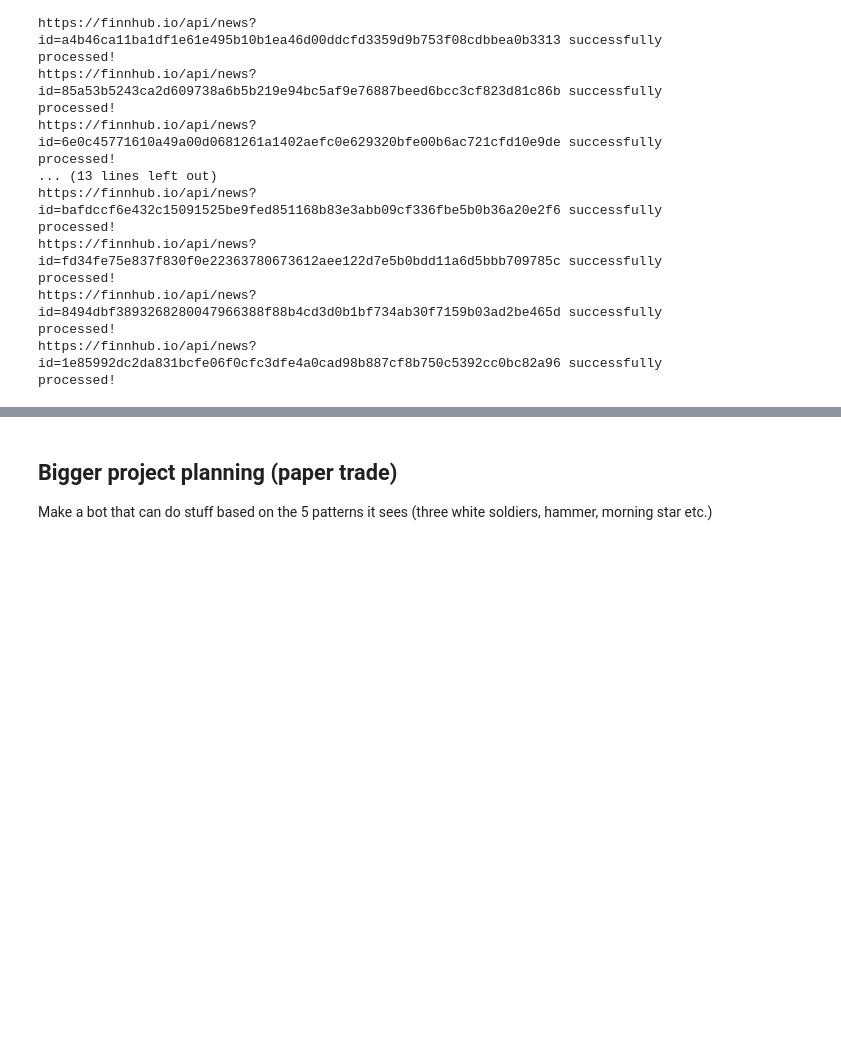
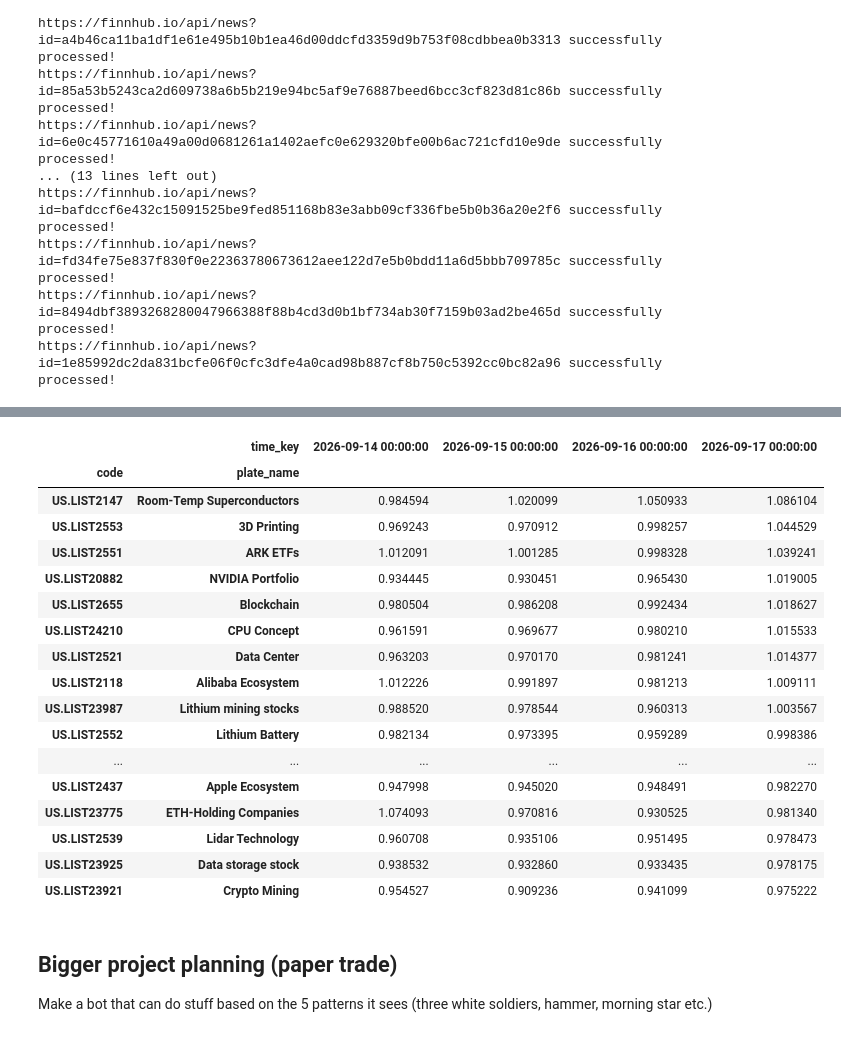
Before and after one commit to trashprog/fin-bot, a Jupyter notebook: notebooks/trading.ipynb, the cells around one changed output, grey strips where cells are left out. Cells and saved outputs as stored; diff of their text form; code cells hidden in the pictures; blank space fills up the shorter version.

```diff
--- a/notebooks/trading.ipynb
+++ b/notebooks/trading.ipynb
@@ -462,0 +577,18 @@ https://finnhub.io/api/news?id=1e85992dc2da831bcfe06f0cfc3dfe4a0cad98b887cf8b750
+# %%
+data_plate_top20_codes = data_plate_top20.code.to_list()
+
+quote_ctx = OpenQuoteContext(host='127.0.0.1', port=11111)
+data_plate_top20_kline = []
+for code in data_plate_top20_codes:
+    ret, history_data, page_req_key= quote_ctx.request_history_kline(code, start='2026-09-13', end='2026-09-18') # 4 days returned becasue 12 is a sunday
+    if ret == RET_OK:
+        data_plate_top20_kline.append(history_data)
+    else:
+        print('error')
+
+quote_ctx.close()
+data_plate_top20_kline = ((pd.concat(data_plate_top20_kline, ignore_index=True)).merge(data, on='code', how='left')).set_index(['code', 'plate_name','time_key' ])
+
+cumprod_table = (data_plate_top20_kline.unstack(-1).change_rate /100 + 1).cumprod(axis=1).sort_values(by='2026-09-17 00:00:00', ascending=False)
+cumprod_table
+# %% [output]
@@ -463,3 +597,21 @@ https://finnhub.io/api/news?id=1e85992dc2da831bcfe06f0cfc3dfe4a0cad98b887cf8b750
+|  | time_key | 2026-09-14 00:00:00 | 2026-09-15 00:00:00 | 2026-09-16 00:00:00 | 2026-09-17 00:00:00 |
+| code | plate_name |  |  |  |  |
+| US.LIST2147 | Room-Temp Superconductors | 0.984594 | 1.020099 | 1.050933 | 1.086104 |
+| US.LIST2553 | 3D Printing | 0.969243 | 0.970912 | 0.998257 | 1.044529 |
+| US.LIST2551 | ARK ETFs | 1.012091 | 1.001285 | 0.998328 | 1.039241 |
+| US.LIST20882 | NVIDIA Portfolio | 0.934445 | 0.930451 | 0.965430 | 1.019005 |
+| US.LIST2655 | Blockchain | 0.980504 | 0.986208 | 0.992434 | 1.018627 |
+| US.LIST24210 | CPU Concept | 0.961591 | 0.969677 | 0.980210 | 1.015533 |
+| US.LIST2521 | Data Center | 0.963203 | 0.970170 | 0.981241 | 1.014377 |
+| US.LIST2118 | Alibaba Ecosystem | 1.012226 | 0.991897 | 0.981213 | 1.009111 |
+| US.LIST23987 | Lithium mining stocks | 0.988520 | 0.978544 | 0.960313 | 1.003567 |
+| US.LIST2552 | Lithium Battery | 0.982134 | 0.973395 | 0.959289 | 0.998386 |
+| ... | ... | ... | ... | ... | ... |
+| US.LIST2437 | Apple Ecosystem | 0.947998 | 0.945020 | 0.948491 | 0.982270 |
+| US.LIST23775 | ETH-Holding Companies | 1.074093 | 0.970816 | 0.930525 | 0.981340 |
+| US.LIST2539 | Lidar Technology | 0.960708 | 0.935106 | 0.951495 | 0.978473 |
+| US.LIST23925 | Data storage stock | 0.938532 | 0.932860 | 0.933435 | 0.978175 |
+| US.LIST23921 | Crypto Mining | 0.954527 | 0.909236 | 0.941099 | 0.975222 |
 # %% [markdown]
 ## Bigger project planning (paper trade)
 
```
Also changed, not shown: parts of 13 cells of this notebook.
